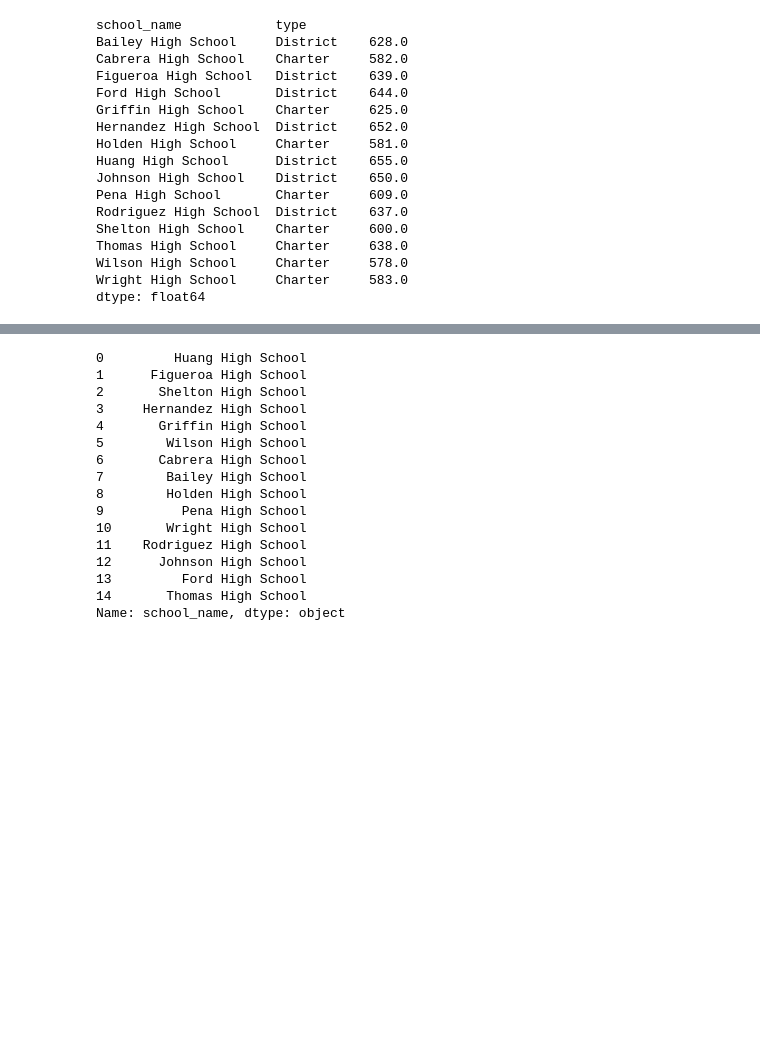
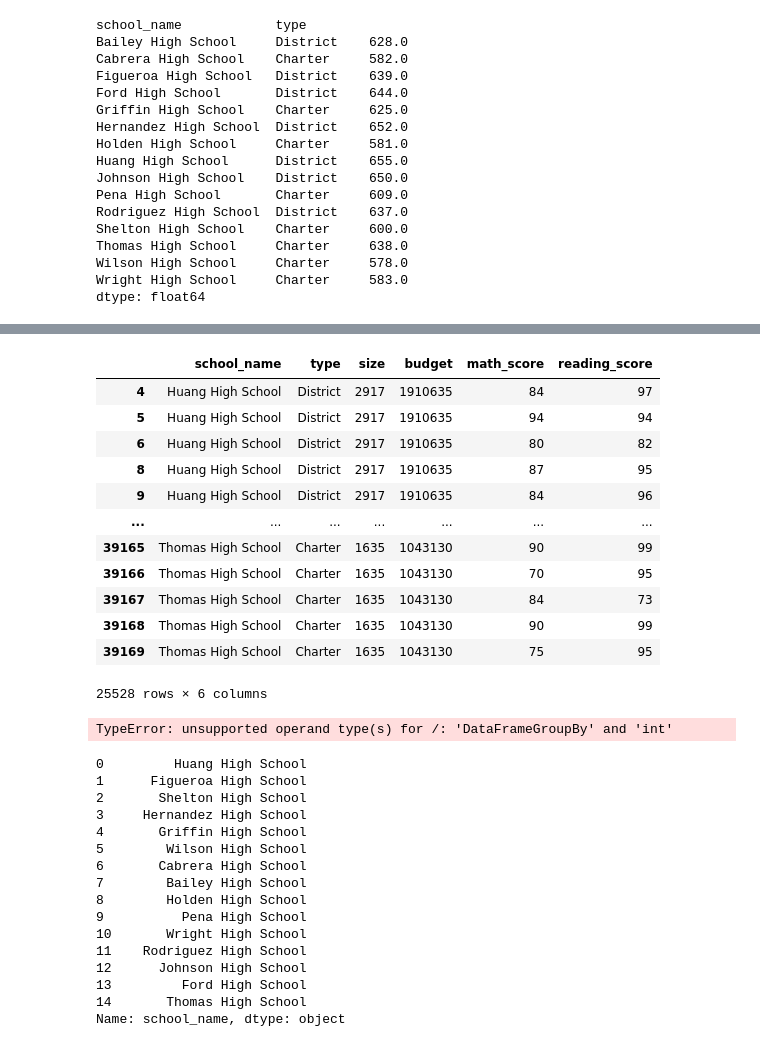
Before and after one commit to spennington1394/pandas-challenge, a Jupyter notebook: PySchool_Main.ipynb, the cells around one changed output, grey strips where cells are left out. Drawn from its saved outputs; the diff is of its cells as text; code cells hidden in the pictures; blank space fills up the shorter version.

```diff
--- a/PySchool_Main.ipynb
+++ b/PySchool_Main.ipynb
@@ -254,0 +260,19 @@ percent_math_s
+# %%
+#indivduals who meet criteria of passing reading and math
+read_math_s = school_df.loc[(school_df['reading_score']>=70) & (school_df['math_score']>=70)]
+
+read_math_s
+# %% [output]
+|  | school_name | type | size | budget | math_score | reading_score |
+| 4 | Huang High School | District | 2917 | 1910635 | 84 | 97 |
+| 5 | Huang High School | District | 2917 | 1910635 | 94 | 94 |
+| 6 | Huang High School | District | 2917 | 1910635 | 80 | 82 |
+| 8 | Huang High School | District | 2917 | 1910635 | 87 | 95 |
+| 9 | Huang High School | District | 2917 | 1910635 | 84 | 96 |
+| ... | ... | ... | ... | ... | ... | ... |
+| 39165 | Thomas High School | Charter | 1635 | 1043130 | 90 | 99 |
+| 39166 | Thomas High School | Charter | 1635 | 1043130 | 70 | 95 |
+| 39167 | Thomas High School | Charter | 1635 | 1043130 | 84 | 73 |
+| 39168 | Thomas High School | Charter | 1635 | 1043130 | 90 | 99 |
+| 39169 | Thomas High School | Charter | 1635 | 1043130 | 75 | 95 |
+25528 rows × 6 columns
@@ -255,3 +282,8 @@ percent_math_s
+# %%
+#Ask Meili about this step
+read_math_p = (read_math_group/39170)*100
+# %% [output]
+TypeError: unsupported operand type(s) for /: 'DataFrameGroupBy' and 'int'
 # %%
 #here to make percent and average easier
 schools_name = merged_df.set_index('school_name').groupby(['school_name'])
```
Also changed, not shown: parts of 37 cells of this notebook.
